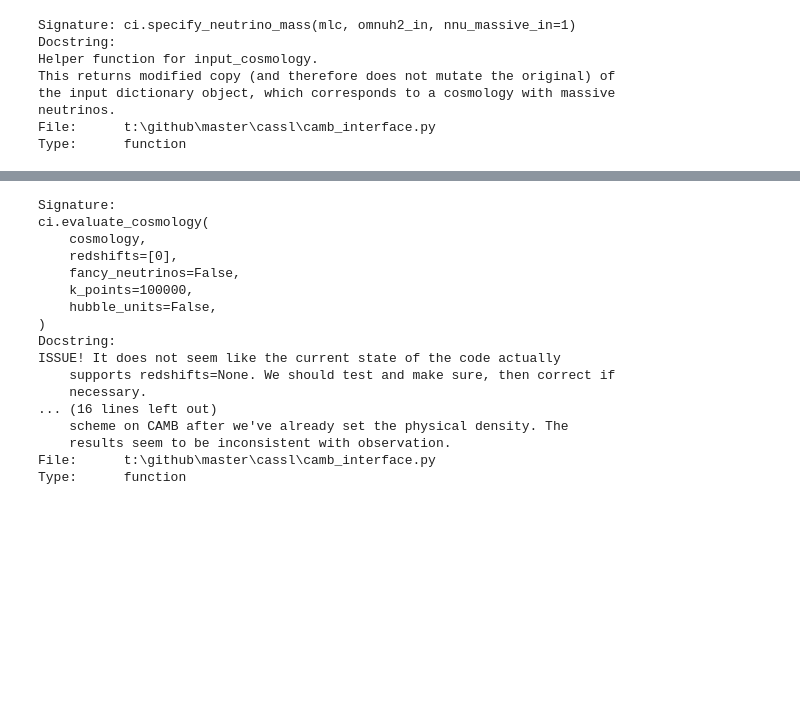
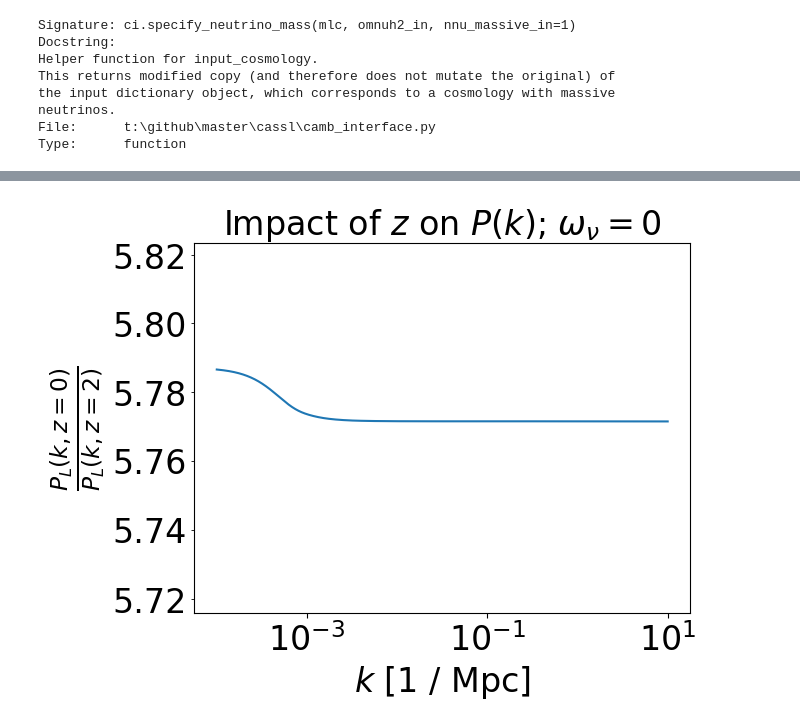
Before and after one commit to 3276908917/Master, a Jupyter notebook: CAMB_notebooks/thesis_paper/impact_of_the_five.ipynb, the cells around one changed output, grey strips where cells are left out. Cells and saved outputs as stored; diff of their text form; code cells hidden in the pictures; blank space fills up the shorter version.

```diff
--- a/CAMB_notebooks/thesis_paper/impact_of_the_five.ipynb
+++ b/CAMB_notebooks/thesis_paper/impact_of_the_five.ipynb
@@ -219,20 +283,51 @@ plt.show()
-# %%
-ci.evaluate_cosmology?
-# %% [output]
-Signature:
-ci.evaluate_cosmology(
-    cosmology,
-    redshifts=[0],
-    fancy_neutrinos=False,
-    k_points=100000,
-    hubble_units=False,
-)
-Docstring:
-ISSUE! It does not seem like the current state of the code actually
-    supports redshifts=None. We should test and make sure, then correct if
-    necessary.
-... (16 lines left out)
-    scheme on CAMB after we've already set the physical density. The
-    results seem to be inconsistent with observation.
-File:      t:\github\master\cassl\camb_interface.py
-Type:      function
+# %%
+y_limits = ax.get_ylim()
+# %%
+TeX = r"$z$"
+the_val = 0
+
+lo_val = 0
+hi_val = 2
+
+the_cosmology = ci.specify_neutrino_mass(m0, the_val, 0)
+new_k_no, new_z_no, new_p_no, new_s_no = ci.evaluate_cosmology(the_cosmology, hubble_units=False)
+old_k_no, old_z_no, old_p_no, old_s_no = ci.evaluate_cosmology(the_cosmology, redshifts=[2], hubble_units=False)
+
+fig = plt.figure()
+ax = fig.gca()
+
+ax.set_title("Impact of " + TeX + r" on $P(k)$; $\omega_\nu = 0$", fontsize=24)
+ax.set_xlabel("$k$ [1 / Mpc]", fontsize=24)
+#ax.set_ylabel("$\frac{1}{2}$")
+#ax.set_ylabel(r"$\frac{P_L(k, z = 2)}{P_L(k, z = 0)}$", fontsize=24)
+ax.set_ylabel(r"$\frac{P_L(k, z = 0)}{P_L(k, z = 2)}$", fontsize=24)
+
+#ax.loglog(new_k, new_p, label=TeX + " = " + str(np.around(lo_val, 4)),
+#          linestyle="solid")
+#ax.loglog(old_k, old_p, label=TeX + " = " + str(np.around(hi_val, 4)),
+#           linestyle="dashed")
+
+#ax.loglog(old_k, old_p / new_p)
+rat_no = new_p_no / old_p_no
+ax.loglog(old_k_no, rat_no)
+
+#ax.ticklabel_format(axis='y', style='plain')
+
+ax.set_ylim(y_limits)
+
+from matplotlib.ticker import ScalarFormatter
+plt.gca().yaxis.set_major_formatter(ScalarFormatter())
+plt.gca().yaxis.set_minor_formatter(ScalarFormatter());
+
+ax.tick_params(labelsize=24)
+
+for tick in ax.yaxis.get_minor_ticks():
+    tick.label1.set_fontsize(24)
+
+#plt.xticks(weight = 'bold')
+# plt.legend()
+
+plt.savefig("plots/redshift_dependence_no_neutrinos", bbox_inches='tight')
+plt.show()
+# %% [output]
+[figure, added]
```
Also changed, not shown: parts of 4 cells of this notebook, 2 other files.
